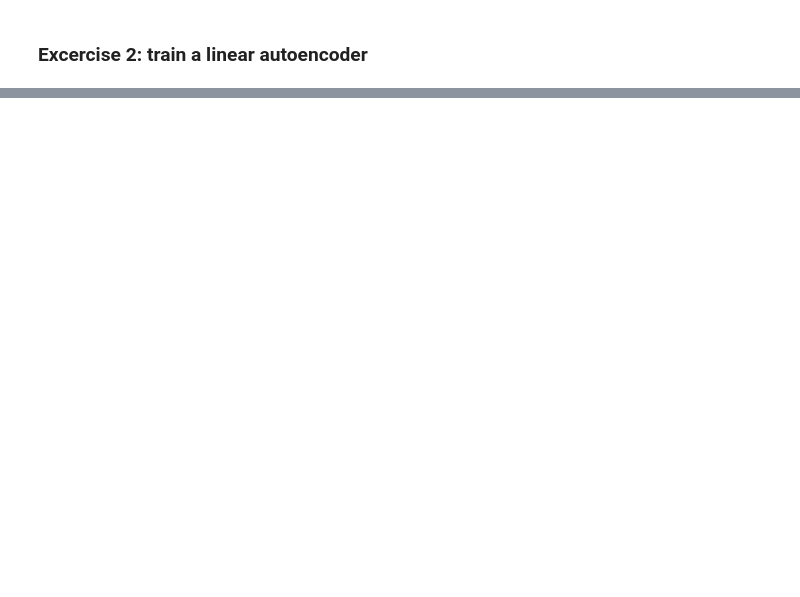
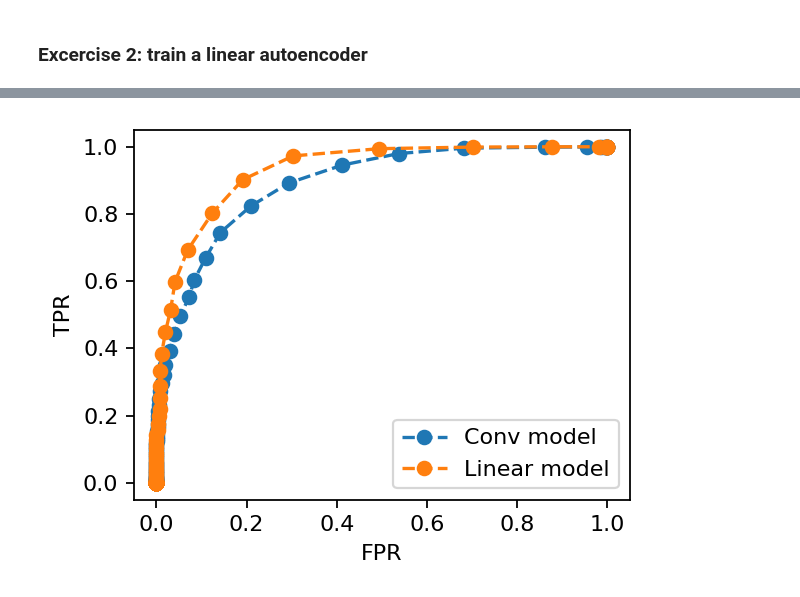
Before and after one commit to andrediluca/webvalley_anomalydetection, a Jupyter notebook: autoencoder.ipynb, the cells around one changed output, grey strips where cells are left out. Saved outputs shown, nothing was run; the diff lists cells and outputs as text; code cells hidden in the pictures; blank space fills up the shorter version.

```diff
--- a/autoencoder.ipynb
+++ b/autoencoder.ipynb
@@ -355,0 +623,18 @@ print(f'True Positive Rate is {TP:.2f}')
+# %%
+TPR_linear_list = []
+FPR_linear_list = []
+for thr in thresholds:
+    TPR = true_positive(error_anomaly_linear, thr)
+    FPR = false_positive(error_ts_linear, thr)
+    TPR_linear_list.append(TPR)
+    FPR_linear_list.append(FPR)
+# %%
+fig = plt.figure(figsize=(4,3), dpi = 160)
+plt.plot(FPR_list, TPR_list, 'o--', label = 'Conv model')
+plt.plot(FPR_linear_list, TPR_linear_list, 'o--',label = 'Linear model')
+plt.xlabel('FPR')
+plt.ylabel('TPR')
+plt.legend()
+fig.show()
+# %% [output]
+[figure, added]
```
Also changed, not shown: parts of 25 cells of this notebook.
